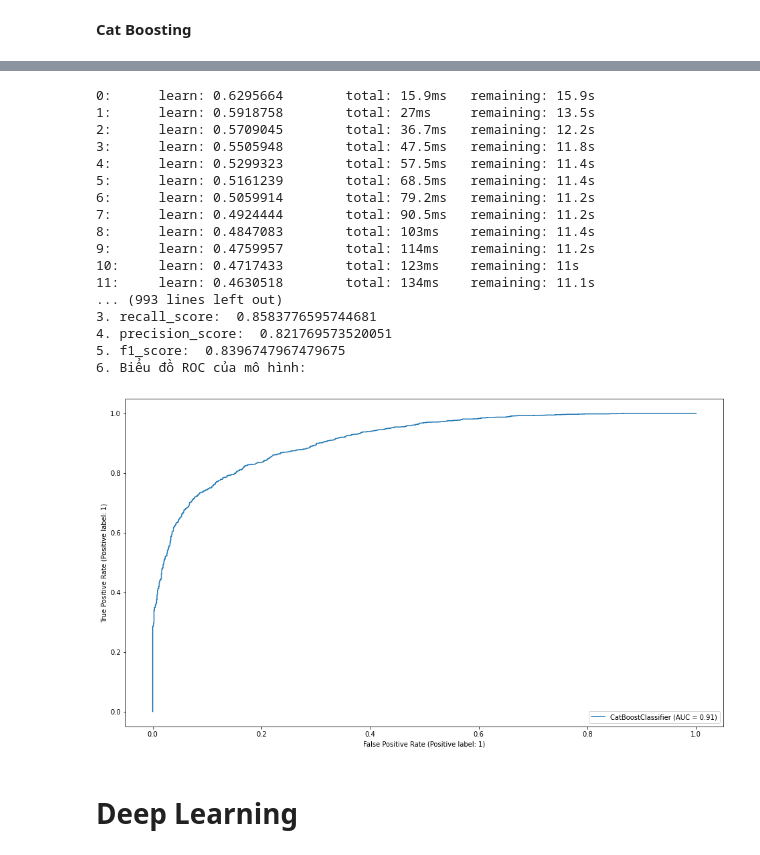
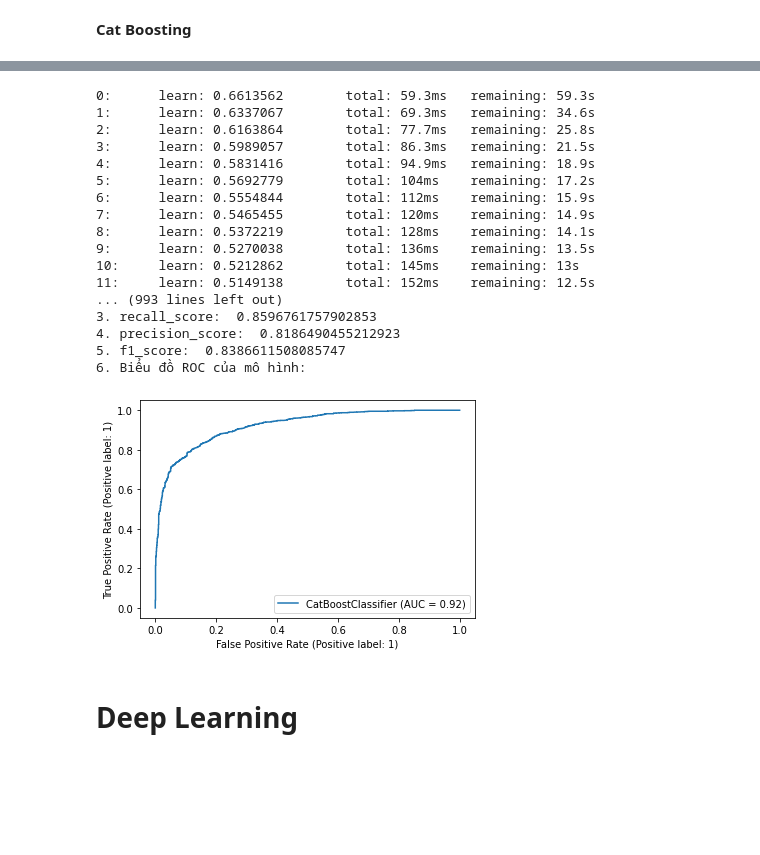
Before and after one commit to Hikaru67/url-phishing-checking, a Jupyter notebook: machine-learning/Model_Searching.ipynb, the cells around one changed output, grey strips where cells are left out. Cells and saved outputs as stored; diff of their text form; code cells hidden in the pictures; blank space fills up the shorter version.

```diff
--- a/machine-learning/Model_Searching.ipynb
+++ b/machine-learning/Model_Searching.ipynb
@@ -76,6 +77,6 @@ Index(['Index', 'Domain', 'Subdomain_Level', 'Url_Length', 'Url_Depth',
       dtype='object')
 # %%
-features = ['Subdomain_Level', 'Url_Length', 'Have_At_Sign', 'Have_Tilde_Symbol', 'No_Https', 'Having_IP', 'Domain_In_Subdomains', 'Domain_In_Paths', 'Http_In_Hostname', 'Double_Slash_In_Path', 'Num_Dots', 'Num_Dashes_In_Hostname', 'Num_Underscore', 'Num_Percent', 'Num_Query_Components', 'Num_Ampersand', 'Num_Hash', 'Num_Numeric_Chars', 'Path_Length', 'Query_Length', 'Num_Sensitive_Words', 'Ext_Favicon', 'Redirection', 'Tiny_URL', 'Prefix_Suffix', 'DNS', 'Domain_Age', 'Domain_End', 'Rank_Host', 'Rank_Country', 'Iframe', 'Mouse_Over', 'Right_Click', 'Forwarding']
+features = ['Domain_Length', 'Subdomain_Level', 'Have_At_Sign', 'Have_Tilde_Symbol', 'No_Https', 'Having_IP', 'Domain_In_Subdomains', 'Domain_In_Paths', 'Http_In_Hostname', 'Double_Slash_In_Path', 'Num_Dots', 'Num_Dashes_In_Hostname', 'Num_Underscore', 'Num_Percent', 'Num_Query_Components', 'Num_Ampersand', 'Num_Hash', 'Num_Numeric_Chars', 'Path_Length', 'Query_Length', 'Num_Sensitive_Words', 'Ext_Favicon', 'Redirection', 'Tiny_URL', 'Prefix_Suffix', 'DNS', 'Domain_Age', 'Domain_End', 'Rank_Host', 'Rank_Country', 'Iframe', 'Mouse_Over', 'Right_Click', 'Forwarding']
 # %%
 X = df[features]
 y = df['Label']
@@ -184,10 +170,10 @@ Các chỉ số đánh giá mức độ hiệu quả của mô hình:
 # %% [markdown]
 **Gaussian Naive Bayes**
 # %%
-from sklearn.naive_bayes import GaussianNB
-gnb = GaussianNB()
-gnb.fit(X_train, Y_train)
+# from sklearn.naive_bayes import GaussianNB
+# gnb = GaussianNB()
+# gnb.fit(X_train, Y_train)
 
-gnbprediction=gnb.predict(X_test)
+# gnbprediction=gnb.predict(X_test)
 
-evaluate_model (gnb, X_test, y_test, gnbprediction)
+# evaluate_model (gnb, X_test, y_test, gnbprediction)
@@ -296,13 +249,13 @@ Các chỉ số đánh giá mức độ hiệu quả của mô hình:
 # %% [markdown]
 **Ada Boost**
 # %%
-from sklearn.ensemble import AdaBoostClassifier
+# from sklearn.ensemble import AdaBoostClassifier
 
-ada_model = AdaBoostClassifier(n_estimators=200, random_state=44)
+# ada_model = AdaBoostClassifier(n_estimators=200, random_state=44)
 
-#learning
-ada_model.fit(X_train,Y_train)
-#Prediction
-ada_modelprediction=ada_model.predict(X_test)
+# #learning
+# ada_model.fit(X_train,Y_train)
+# #Prediction
+# ada_modelprediction=ada_model.predict(X_test)
 
-evaluate_model (ada_model, X_test, y_test, ada_modelprediction)
+# evaluate_model (ada_model, X_test, y_test, ada_modelprediction)
@@ -388,14 +330,14 @@ Các chỉ số đánh giá mức độ hiệu quả của mô hình:
 # %% [markdown]
 **Light GBM**
 # %%
-from lightgbm import LGBMClassifier
+# from lightgbm import LGBMClassifier
 
-lgbm_clf = LGBMClassifier(n_estimators=1000, objective='binary',
-                          class_weight={0:25, 1:1}, learning_rate=0.01,
-                          boosting_type='dart')
-lgbm_clf.fit(X_train, Y_train)
+# lgbm_clf = LGBMClassifier(n_estimators=1000, objective='binary',
+#                           class_weight={0:25, 1:1}, learning_rate=0.01,
+#                           boosting_type='dart')
+# lgbm_clf.fit(X_train, Y_train)
 
-#Prediction
-LGBM_modelprediction=lgbm_clf.predict(X_test)
+# #Prediction
+# LGBM_modelprediction=lgbm_clf.predict(X_test)
 
-evaluate_model (lgbm_clf, X_test, y_test, LGBM_modelprediction)
+# evaluate_model (lgbm_clf, X_test, y_test, LGBM_modelprediction)
@@ -520,33 +432,33 @@ Note: you may need to restart the kernel to use updated packages.
 # %%
 from catboost import CatBoostClassifier
 
-model_catboss = CatBoostClassifier(learning_rate = 0.2, depth = 8, rsm = 1)
+model_catboss = CatBoostClassifier(learning_rate = 0.1, depth = 8, rsm = 1)
 
 model_catboss.fit(X_train, Y_train)
 
 #Prediction
 cast_modelprediction=model_catboss.predict(X_test)
 
 evaluate_model (model_catboss, X_test, y_test, cast_modelprediction)
 # %% [output]
-0:      learn: 0.6295664        total: 15.9ms   remaining: 15.9s
-1:      learn: 0.5918758        total: 27ms     remaining: 13.5s
-2:      learn: 0.5709045        total: 36.7ms   remaining: 12.2s
-3:      learn: 0.5505948        total: 47.5ms   remaining: 11.8s
-4:      learn: 0.5299323        total: 57.5ms   remaining: 11.4s
-5:      learn: 0.5161239        total: 68.5ms   remaining: 11.4s
-6:      learn: 0.5059914        total: 79.2ms   remaining: 11.2s
-7:      learn: 0.4924444        total: 90.5ms   remaining: 11.2s
-8:      learn: 0.4847083        total: 103ms    remaining: 11.4s
-9:      learn: 0.4759957        total: 114ms    remaining: 11.2s
-10:     learn: 0.4717433        total: 123ms    remaining: 11s
-11:     learn: 0.4630518        total: 134ms    remaining: 11.1s
+0:      learn: 0.6613562        total: 59.3ms   remaining: 59.3s
+1:      learn: 0.6337067        total: 69.3ms   remaining: 34.6s
+2:      learn: 0.6163864        total: 77.7ms   remaining: 25.8s
+3:      learn: 0.5989057        total: 86.3ms   remaining: 21.5s
+4:      learn: 0.5831416        total: 94.9ms   remaining: 18.9s
+5:      learn: 0.5692779        total: 104ms    remaining: 17.2s
+6:      learn: 0.5554844        total: 112ms    remaining: 15.9s
+7:      learn: 0.5465455        total: 120ms    remaining: 14.9s
+8:      learn: 0.5372219        total: 128ms    remaining: 14.1s
+9:      learn: 0.5270038        total: 136ms    remaining: 13.5s
+10:     learn: 0.5212862        total: 145ms    remaining: 13s
+11:     learn: 0.5149138        total: 152ms    remaining: 12.5s
 ... (993 lines left out)
-3. recall_score:  0.8583776595744681
-4. precision_score:  0.821769573520051
-5. f1_score:  0.8396747967479675
+3. recall_score:  0.8596761757902853
+4. precision_score:  0.8186490455212923
+5. f1_score:  0.8386611508085747
 6. Biểu đồ ROC của mô hình:
-[figure, old version]
+[figure, new version]
 # %% [markdown]
 # **Deep Learning**
 # %% [markdown]
```
Also changed, not shown: parts of 28 cells of this notebook, 1 other file.
